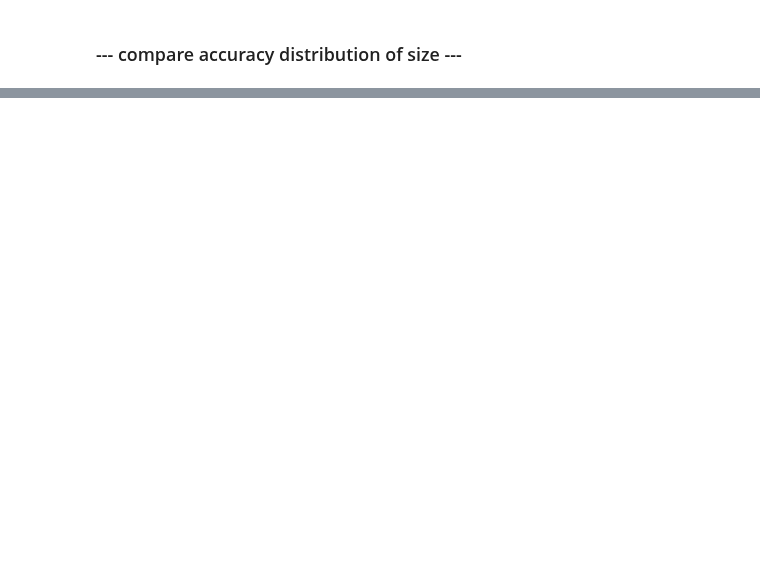
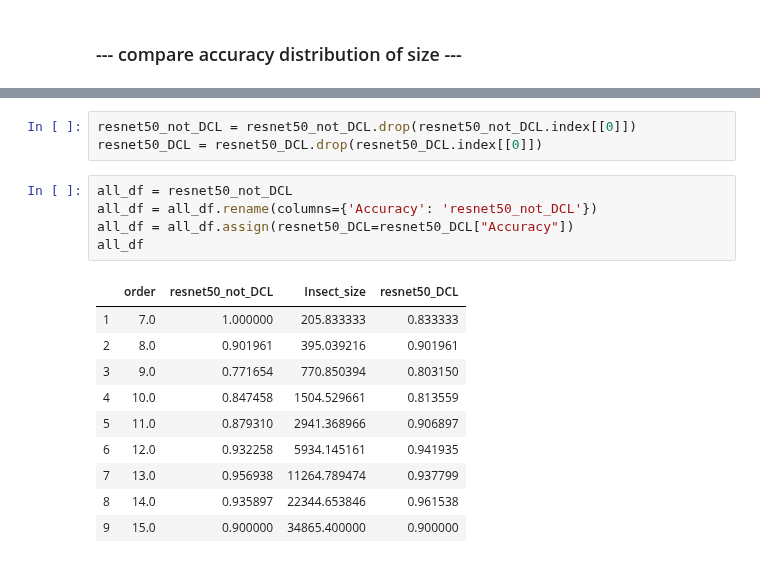
Before and after one commit to keiiti975/Insect_Phenology_Detector, a Jupyter notebook: result/classification/compare_DCL/compare_DCL.ipynb, the cells around one changed output, grey strips where cells are left out. Saved outputs shown, nothing was run; the diff lists cells and outputs as text; blank space fills up the shorter version.

```diff
--- a/result/classification/compare_DCL/compare_DCL.ipynb
+++ b/result/classification/compare_DCL/compare_DCL.ipynb
@@ -18,0 +60,19 @@ resnet50_DCL = pd.read_csv('/home/tanida/workspace/Insect_Phenology_Detector/fig
+# %%
+resnet50_not_DCL = resnet50_not_DCL.drop(resnet50_not_DCL.index[[0]])
+resnet50_DCL = resnet50_DCL.drop(resnet50_DCL.index[[0]])
+# %%
+all_df = resnet50_not_DCL
+all_df = all_df.rename(columns={'Accuracy': 'resnet50_not_DCL'})
+all_df = all_df.assign(resnet50_DCL=resnet50_DCL["Accuracy"])
+all_df
+# %% [output]
+|  | order | resnet50_not_DCL | Insect_size | resnet50_DCL |
+| 1 | 7.0 | 1.000000 | 205.833333 | 0.833333 |
+| 2 | 8.0 | 0.901961 | 395.039216 | 0.901961 |
+| 3 | 9.0 | 0.771654 | 770.850394 | 0.803150 |
+| 4 | 10.0 | 0.847458 | 1504.529661 | 0.813559 |
+| 5 | 11.0 | 0.879310 | 2941.368966 | 0.906897 |
+| 6 | 12.0 | 0.932258 | 5934.145161 | 0.941935 |
+| 7 | 13.0 | 0.956938 | 11264.789474 | 0.937799 |
+| 8 | 14.0 | 0.935897 | 22344.653846 | 0.961538 |
+| 9 | 15.0 | 0.900000 | 34865.400000 | 0.900000 |
```
Also changed, not shown: parts of 9 cells of this notebook, 11 other files.
